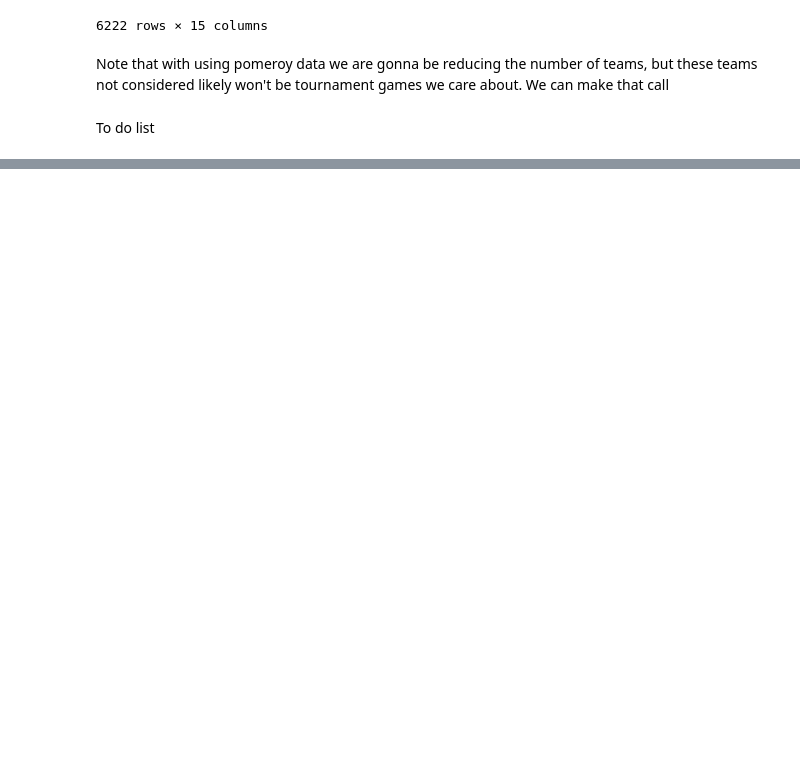
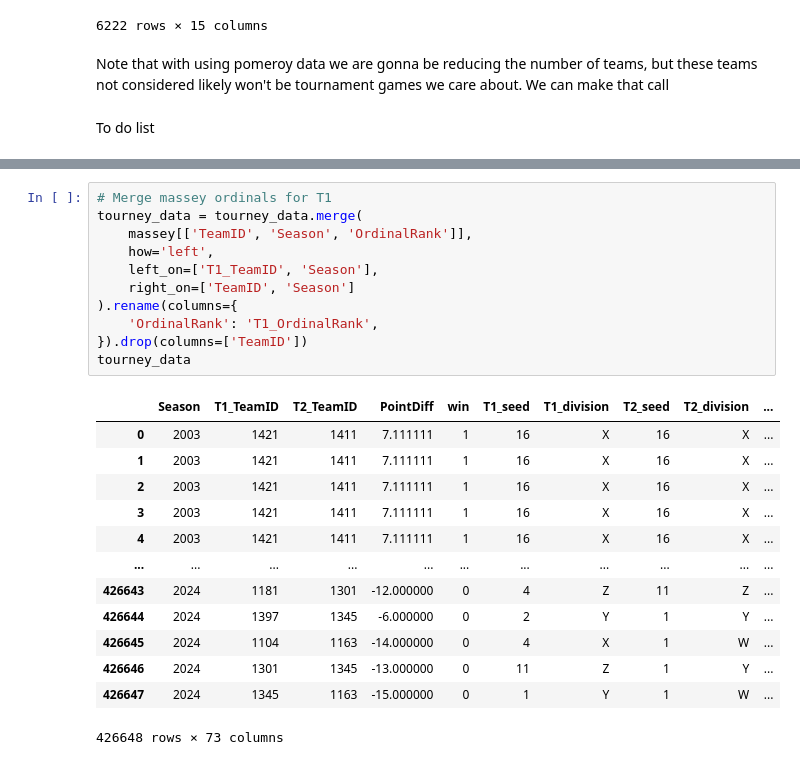
Before and after one commit to ecw70574/data_mining_course_project, a Jupyter notebook: TestingMerge.ipynb, the cells around one changed output, grey strips where cells are left out. Cells and saved outputs as stored; diff of their text form; blank space fills up the shorter version.

```diff
--- a/TestingMerge.ipynb
+++ b/TestingMerge.ipynb
@@ -363,0 +463,25 @@ To do list
+# %%
+# Merge massey ordinals for T1
+tourney_data = tourney_data.merge(
+    massey[['TeamID', 'Season', 'OrdinalRank']],
+    how='left',
+    left_on=['T1_TeamID', 'Season'],
+    right_on=['TeamID', 'Season']
+).rename(columns={
+    'OrdinalRank': 'T1_OrdinalRank',
+}).drop(columns=['TeamID'])
+tourney_data
+# %% [output]
+|  | Season | T1_TeamID | T2_TeamID | PointDiff | win | T1_seed | T1_division | T2_seed | T2_division | ... |
+| 0 | 2003 | 1421 | 1411 | 7.111111 | 1 | 16 | X | 16 | X | ... |
+| 1 | 2003 | 1421 | 1411 | 7.111111 | 1 | 16 | X | 16 | X | ... |
+| 2 | 2003 | 1421 | 1411 | 7.111111 | 1 | 16 | X | 16 | X | ... |
+| 3 | 2003 | 1421 | 1411 | 7.111111 | 1 | 16 | X | 16 | X | ... |
+| 4 | 2003 | 1421 | 1411 | 7.111111 | 1 | 16 | X | 16 | X | ... |
+| ... | ... | ... | ... | ... | ... | ... | ... | ... | ... | ... |
+| 426643 | 2024 | 1181 | 1301 | -12.000000 | 0 | 4 | Z | 11 | Z | ... |
+| 426644 | 2024 | 1397 | 1345 | -6.000000 | 0 | 2 | Y | 1 | Y | ... |
+| 426645 | 2024 | 1104 | 1163 | -14.000000 | 0 | 4 | X | 1 | W | ... |
+| 426646 | 2024 | 1301 | 1345 | -13.000000 | 0 | 11 | Z | 1 | Y | ... |
+| 426647 | 2024 | 1345 | 1163 | -15.000000 | 0 | 1 | Y | 1 | W | ... |
+426648 rows × 73 columns
```
Also changed, not shown: parts of 7 cells of this notebook.
